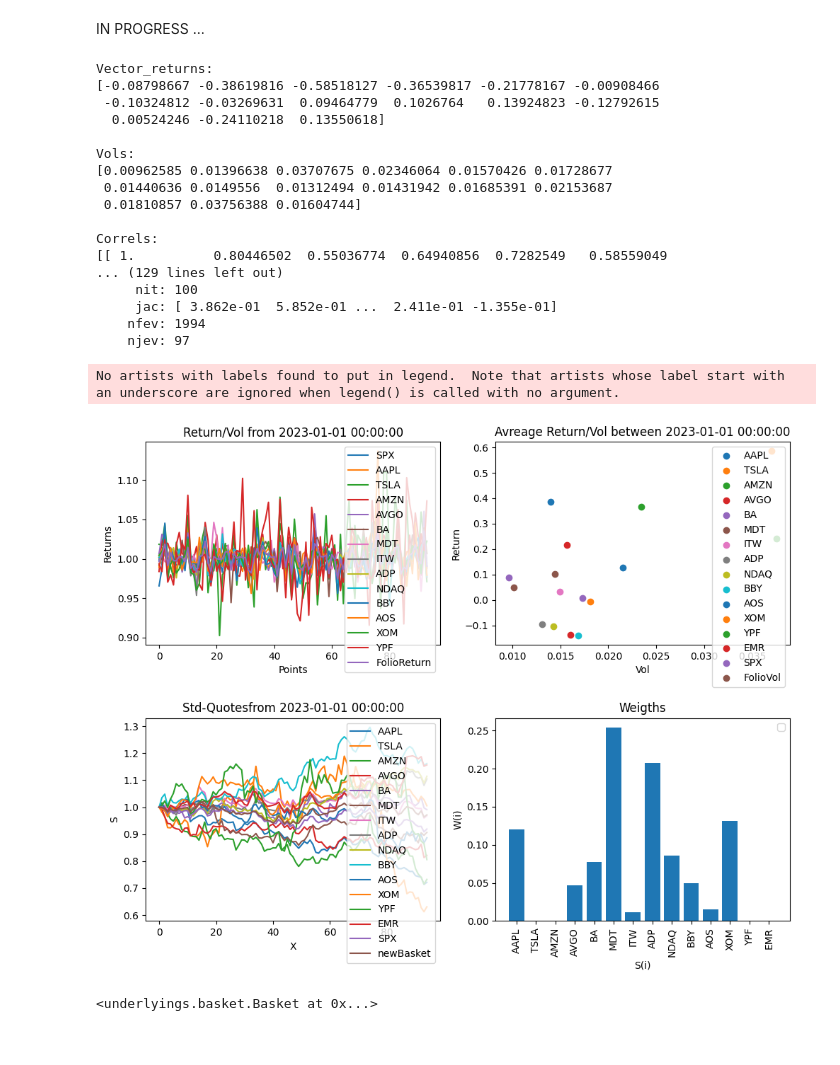
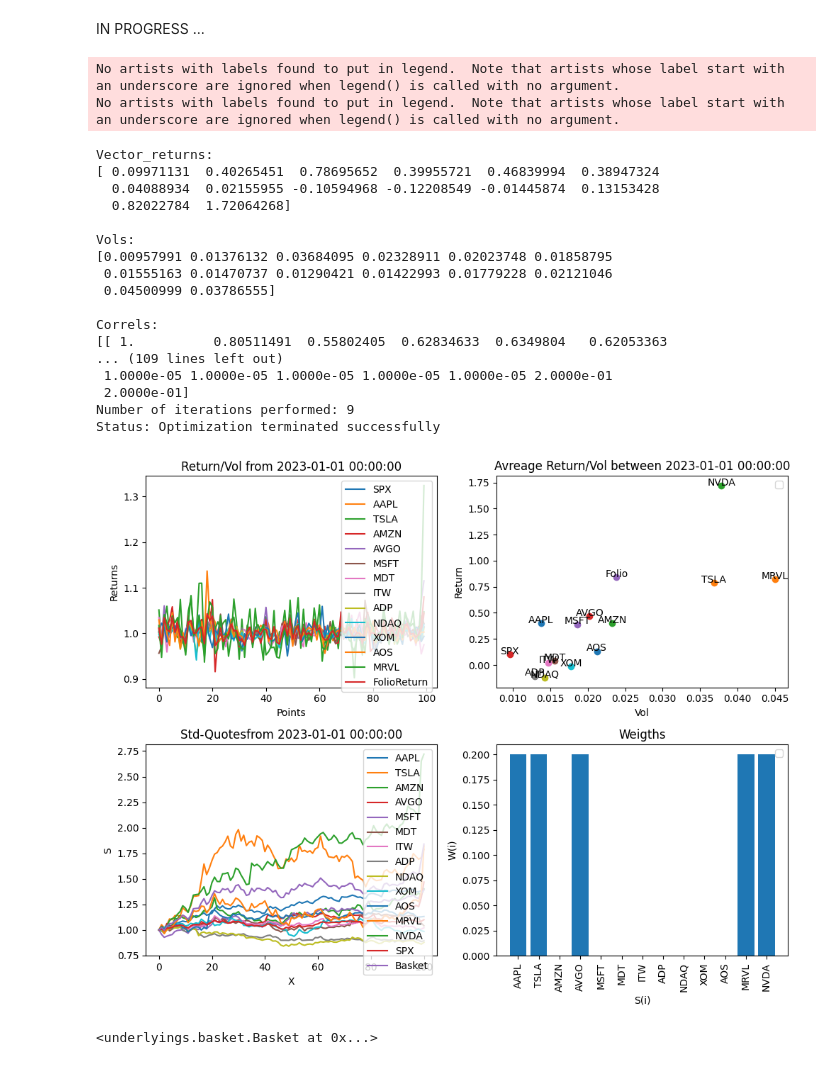
Before and after one commit to raitlhaj/Python, a Jupyter notebook: Notebooks/optimize_portfolio.ipynb, the cells around one changed output. Saved outputs shown, nothing was run; the diff lists cells and outputs as text; code cells hidden in the pictures.

```diff
--- a/Notebooks/optimize_portfolio.ipynb
+++ b/Notebooks/optimize_portfolio.ipynb
@@ -3,38 +3,39 @@ IN PROGRESS ...
 # %%
 import sys
 from underlyings.basket import Basket
 from underlyings.stock import Stock
 from underlyings.index import Index
 from underlyings.optimize_portfolio import optimize_portfolio
 import pandas as pd
 import matplotlib.pyplot as plt
+import numpy as np
 
 # Tickers not found to check : GH - WCN - TTE - SGML
-basket = Basket(["SPX","AAPL","TSLA","AMZN", "AVGO","BA","MDT", "ITW", "ADP","NDAQ","BBY","AOS","XOM","YPF","EMR"], [ 1 / 15] * 15)
+basket = Basket(["SPX","AAPL","TSLA","AMZN", "AVGO","MSFT","MDT", "ITW", "ADP","NDAQ","XOM","AOS","MRVL","NVDA"], [ 1 / 14] * 14)
 
-basket_price_date = pd.to_datetime('2020-01-01')
 start_date = pd.to_datetime('2023-01-01')
-end_date = pd.to_datetime('2023-06-01')
+end_date = pd.to_datetime('2023-05-30')
 
-optimize_portfolio(basket, start_date, end_date, x_min = 0.00001, x_max = 0.3, vol_max = 0.01, islog = False)
+optimize_portfolio(basket, start_date, end_date, x_min = 0.00001, x_max = 0.2, vol_max = 0.03, islog = False)
 # %% [output]
-Vector_returns:
-[-0.08798667 -0.38619816 -0.58518127 -0.36539817 -0.21778167 -0.00908466
- -0.10324812 -0.03269631  0.09464779  0.1026764   0.13924823 -0.12792615
-  0.00524246 -0.24110218  0.13550618]
-
-Vols:
-[0.00962585 0.01396638 0.03707675 0.02346064 0.01570426 0.01728677
- 0.01440636 0.0149556  0.01312494 0.01431942 0.01685391 0.02153687
- 0.01810857 0.03756388 0.01604744]
-
-Correls:
-[[ 1.          0.80446502  0.55036774  0.64940856  0.7282549   0.58559049
-... (129 lines left out)
-     nit: 100
-     jac: [ 3.862e-01  5.852e-01 ...  2.411e-01 -1.355e-01]
-    nfev: 1994
-    njev: 97
+No artists with labels found to put in legend.  Note that artists whose label start with an underscore are ignored when legend() is called with no argument.
+No artists with labels found to put in legend.  Note that artists whose label start with an underscore are ignored when legend() is called with no argument.
-No artists with labels found to put in legend.  Note that artists whose label start with an underscore are ignored when legend() is called with no argument.
+Vector_returns:
+[ 0.09971131  0.40265451  0.78695652  0.39955721  0.46839994  0.38947324
+  0.04088934  0.02155955 -0.10594968 -0.12208549 -0.01445874  0.13153428
+  0.82022784  1.72064268]
+
+Vols:
+[0.00957991 0.01376132 0.03684095 0.02328911 0.02023748 0.01858795
+ 0.01555163 0.01470737 0.01290421 0.01422993 0.01779228 0.02121046
+ 0.04500999 0.03786555]
+
+Correls:
+[[ 1.          0.80511491  0.55802405  0.62834633  0.6349804   0.62053363
+... (109 lines left out)
+ 1.0000e-05 1.0000e-05 1.0000e-05 1.0000e-05 1.0000e-05 2.0000e-01
+ 2.0000e-01]
+Number of iterations performed: 9
+Status: Optimization terminated successfully
-[figure, old version]
+[figure, new version]
 <underlyings.basket.Basket at 0x...>
```
Also changed, not shown: 3 other files.
